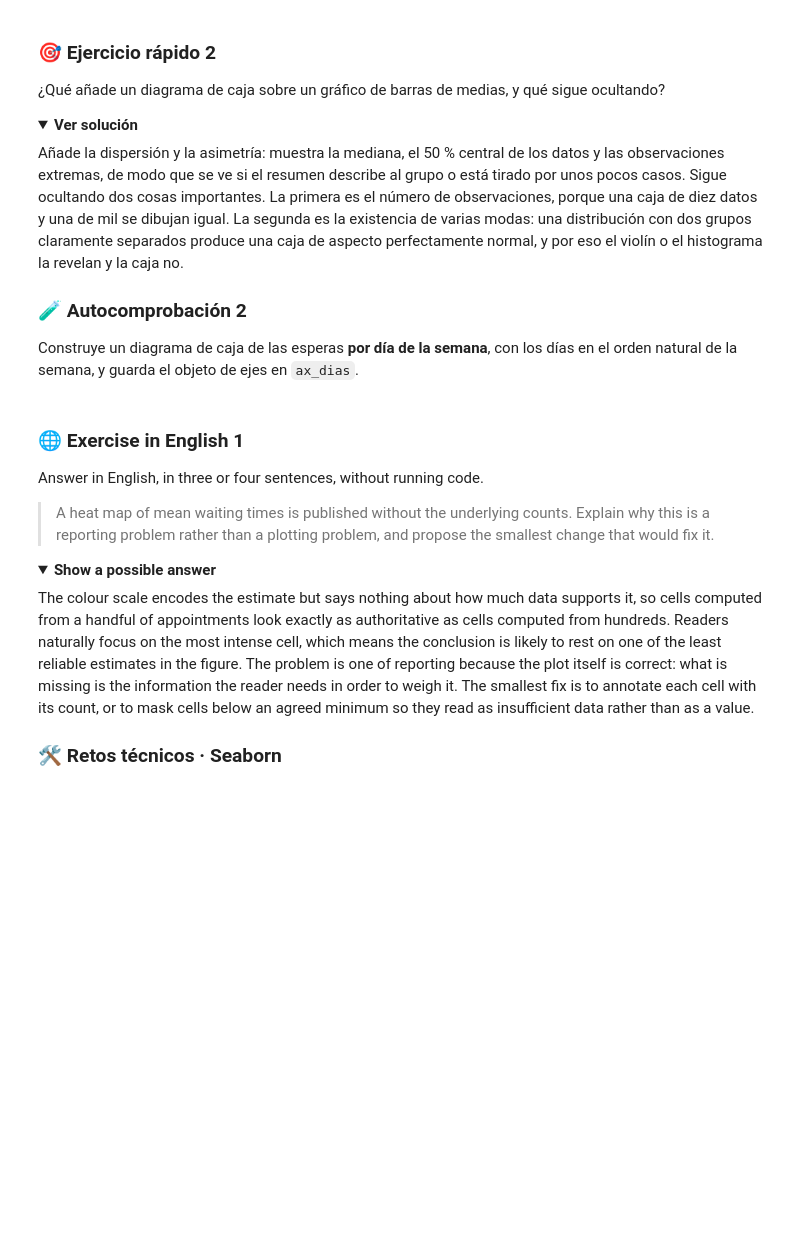
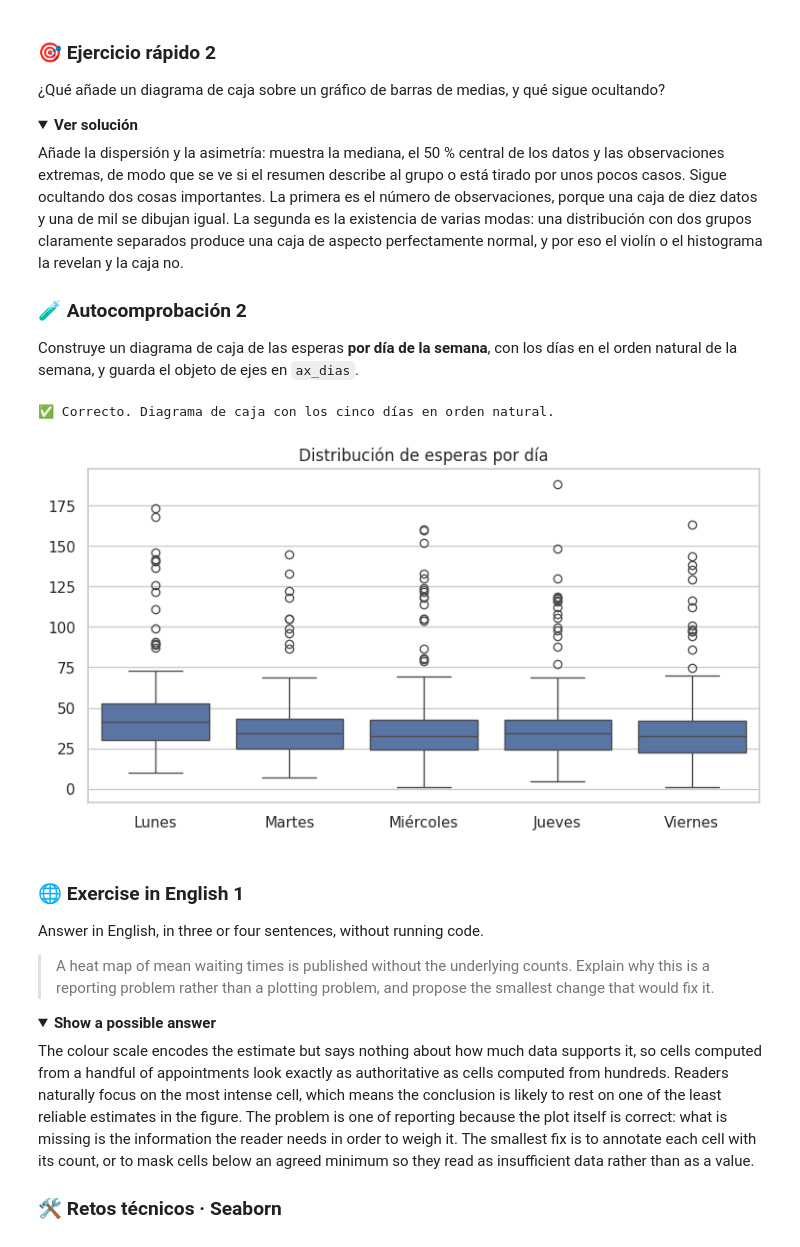
Before and after one commit to FABIANXD04/Ciencia-de-Datos, a Jupyter notebook: APP_M2_Python_1.ipynb, the cells around one changed output. Saved outputs shown, nothing was run; the diff lists cells and outputs as text; code cells hidden in the pictures; folded sections open; blank space fills up the shorter version.

```diff
--- a/APP_M2_Python_1.ipynb
+++ b/APP_M2_Python_1.ipynb
@@ -3559,26 +5462,31 @@ Construye un diagrama de caja de las esperas **por día de la semana**, con los
 # %%
 import seaborn as sns
 import matplotlib.pyplot as plt
 
 # ESCRIBE TU CÓDIGO AQUÍ
-ax_dias = None
+fig, ax_dias = plt.subplots(figsize=(9, 4.5))
+sns.boxplot(x=dias, y=esperas, order=["Lunes", "Martes", "Miércoles", "Jueves", "Viernes"], ax=ax_dias)
+ax_dias.set_title("Distribución de esperas por día")
 
 
 # --- No modifiques nada por debajo de esta línea ----------------------
 _orden = ["Lunes", "Martes", "Miércoles", "Jueves", "Viernes"]
 if ax_dias is None:
     print("❌ Todavía no creaste la figura.")
 elif not hasattr(ax_dias, "get_xticklabels"):
     print("❌ ax_dias no parece un objeto de ejes de Matplotlib.")
 else:
     etiquetas = [t.get_text() for t in ax_dias.get_xticklabels()]
     if len(etiquetas) != 5:
         print("❌ Hay", len(etiquetas), "categorías en el eje y deberían ser 5.")
     elif etiquetas != _orden:
         print("❌ El orden es", etiquetas)
         print("   Debería ser", _orden, "· usa el parámetro order.")
     else:
         print("✅ Correcto. Diagrama de caja con los cinco días en orden natural.")
+# %% [output]
+✅ Correcto. Diagrama de caja con los cinco días en orden natural.
+[figure, added]
 # %% [markdown]
 ### 🌐 Exercise in English 1
 
```
Also changed, not shown: parts of 164 cells of this notebook.
